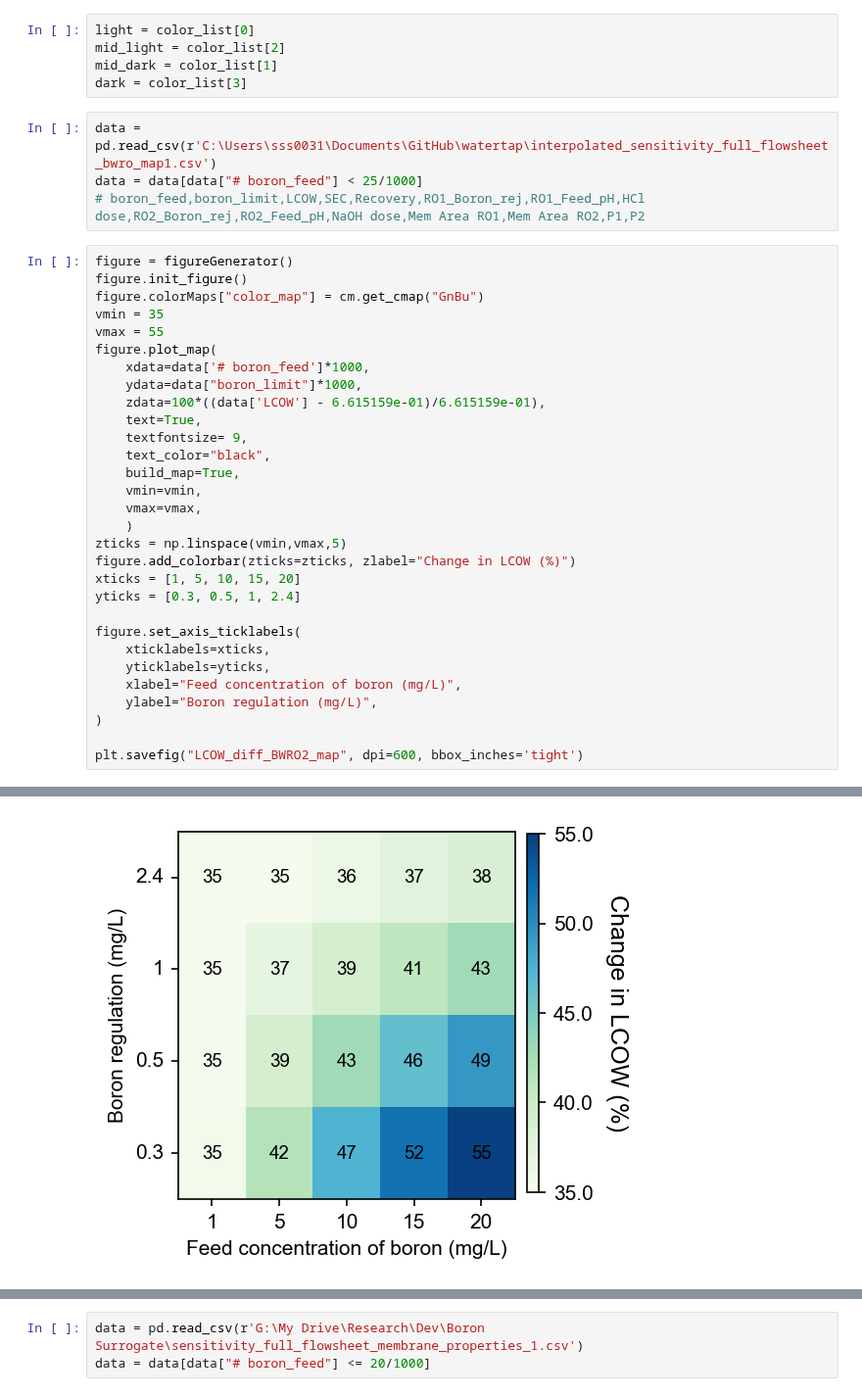
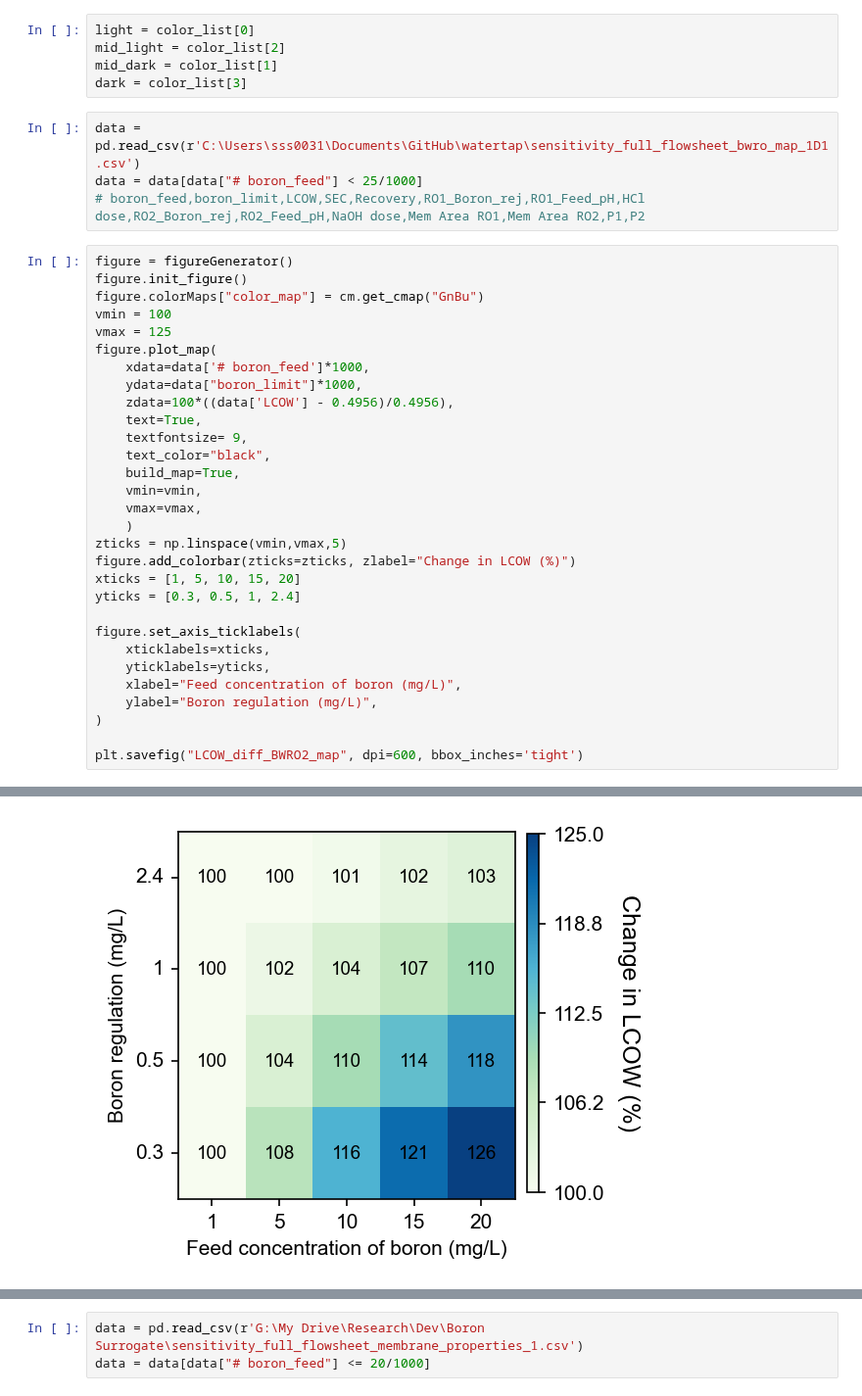
Before and after one commit to savannahsakhai/watertap, a Jupyter notebook: watertap/examples/flowsheets/boron_removal/sweep_plots.ipynb, the cells around one changed output, grey strips where cells are left out. Shown at 98% size. Saved outputs shown, nothing was run; the diff lists cells and outputs as text.

```diff
--- a/watertap/examples/flowsheets/boron_removal/sweep_plots.ipynb
+++ b/watertap/examples/flowsheets/boron_removal/sweep_plots.ipynb
@@ -43,19 +43,19 @@ mid_light = color_list[2]
 mid_dark = color_list[1]
 dark = color_list[3]
 # %%
-data = pd.read_csv(r'C:\Users\sss0031\Documents\GitHub\watertap\interpolated_sensitivity_full_flowsheet_bwro_map1.csv')
+data = pd.read_csv(r'C:\Users\sss0031\Documents\GitHub\watertap\sensitivity_full_flowsheet_bwro_map_1D1.csv')
 data = data[data["# boron_feed"] < 25/1000]
 # boron_feed,boron_limit,LCOW,SEC,Recovery,RO1_Boron_rej,RO1_Feed_pH,HCl dose,RO2_Boron_rej,RO2_Feed_pH,NaOH dose,Mem Area RO1,Mem Area RO2,P1,P2
 # %%
 figure = figureGenerator()
 figure.init_figure()
 figure.colorMaps["color_map"] = cm.get_cmap("GnBu")
-vmin = 35
-vmax = 55
+vmin = 100
+vmax = 125
 figure.plot_map(
     xdata=data['# boron_feed']*1000,
     ydata=data["boron_limit"]*1000,
-    zdata=100*((data['LCOW'] - 6.615159e-01)/6.615159e-01),
+    zdata=100*((data['LCOW'] - 0.4956)/0.4956),
     text=True,
     textfontsize= 9,
     text_color="black",
@@ -92,9 +92,9 @@ plt.savefig("LCOW_diff_BWRO2_map", dpi=600, bbox_inches='tight')
 ... (34 lines left out)
 [ 1.  5. 10. 15. 20.] [0, 1, 2, 3, 4] interp
 [0. 1. 2. 3. 4.]
 [0.3 0.5 1.  2.4] [0, 1, 2, 3] interp
 tiks [0. 1. 2. 3.]
-[figure, old version]
+[figure, new version]
 # %%
 figure = figureGenerator()
 figure.init_figure()
```
Also changed, not shown: parts of 10 cells of this notebook, 35 other files.
